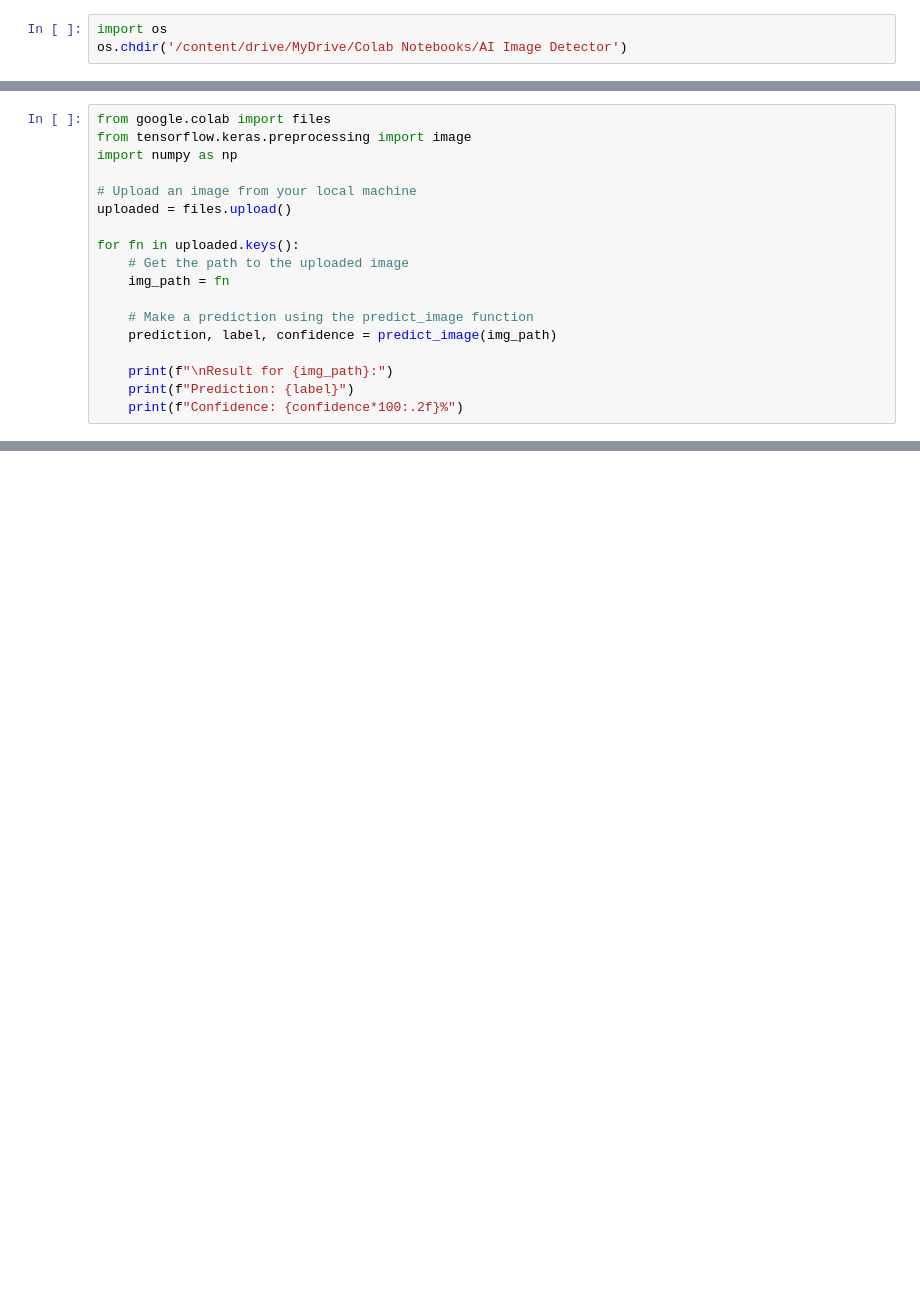
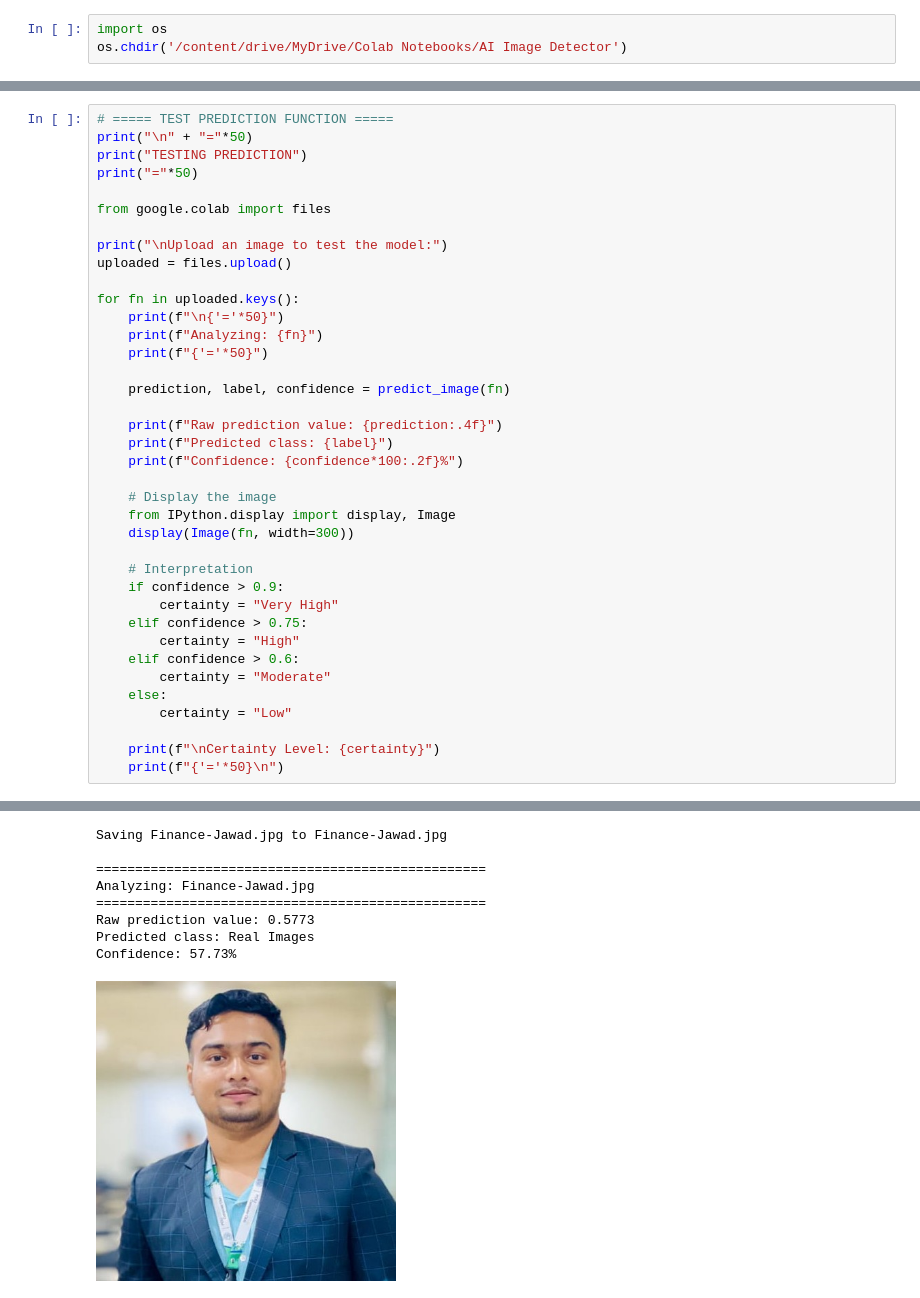
Before and after one commit to badhanamitroy/AI-Image-Detector, a Jupyter notebook: AI_Gen_Image_Detector.ipynb, the cells around one changed output, grey strips where cells are left out. Saved outputs shown, nothing was run; the diff lists cells and outputs as text; blank space fills up the shorter version.

```diff
--- a/AI_Gen_Image_Detector.ipynb
+++ b/AI_Gen_Image_Detector.ipynb
@@ -160,18 +243,0 @@ Now, let's add code to allow you to upload an image and then use the `predict_im
-# %%
-from google.colab import files
-from tensorflow.keras.preprocessing import image
-import numpy as np
-
-# Upload an image from your local machine
-uploaded = files.upload()
-
-for fn in uploaded.keys():
-    # Get the path to the uploaded image
-    img_path = fn
-
-    # Make a prediction using the predict_image function
-    prediction, label, confidence = predict_image(img_path)
-
-    print(f"\nResult for {img_path}:")
-    print(f"Prediction: {label}")
-    print(f"Confidence: {confidence*100:.2f}%")
@@ -185,0 +300,39 @@ Confidence: 99.84%
+# %%
+# ===== TEST PREDICTION FUNCTION =====
+print("\n" + "="*50)
+print("TESTING PREDICTION")
+print("="*50)
+
+from google.colab import files
+
+print("\nUpload an image to test the model:")
+uploaded = files.upload()
+
+for fn in uploaded.keys():
+    print(f"\n{'='*50}")
+    print(f"Analyzing: {fn}")
+    print(f"{'='*50}")
+
+    prediction, label, confidence = predict_image(fn)
+
+    print(f"Raw prediction value: {prediction:.4f}")
+    print(f"Predicted class: {label}")
+    print(f"Confidence: {confidence*100:.2f}%")
+
+    # Display the image
+    from IPython.display import display, Image
+    display(Image(fn, width=300))
+
+    # Interpretation
+    if confidence > 0.9:
+        certainty = "Very High"
+    elif confidence > 0.75:
+        certainty = "High"
+    elif confidence > 0.6:
+        certainty = "Moderate"
+    else:
+        certainty = "Low"
+
+    print(f"\nCertainty Level: {certainty}")
+    print(f"{'='*50}\n")
+# %% [output]
@@ -185,0 +345,9 @@ Confidence: 99.84%
+Saving Finance-Jawad.jpg to Finance-Jawad.jpg
+
+==================================================
+Analyzing: Finance-Jawad.jpg
+==================================================
+Raw prediction value: 0.5773
+Predicted class: Real Images
+Confidence: 57.73%
+[figure, added]
```
Also changed, not shown: parts of 16 cells of this notebook.
